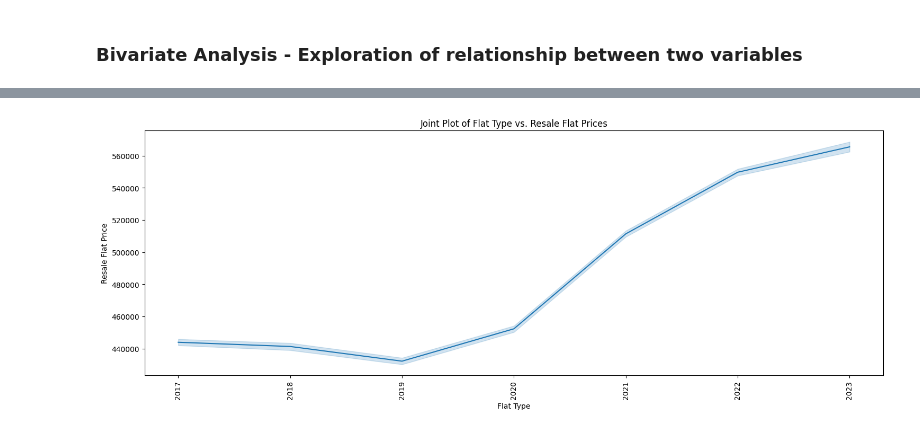
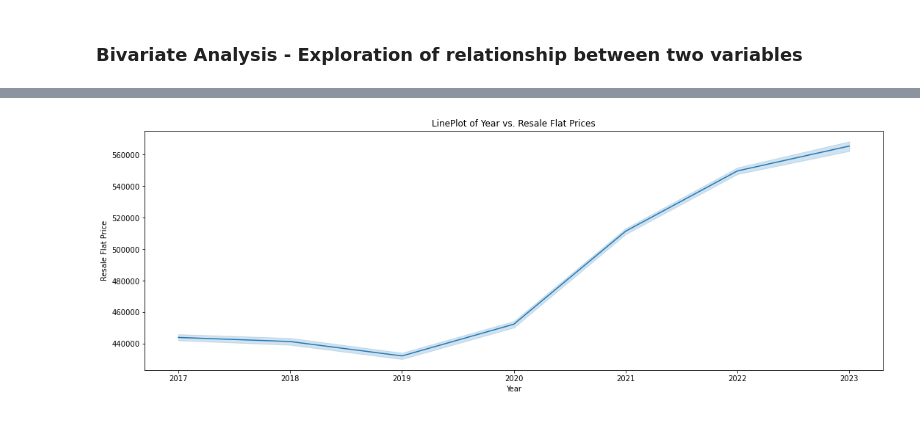
Before and after one commit to DheepthaRajesh/dheeptha_rajesh, a Jupyter notebook: Predict-Public-Housing-Prices.ipynb, the cells around one changed output, grey strips where cells are left out. Saved outputs shown, nothing was run; the diff lists cells and outputs as text; code cells hidden in the pictures.

```diff
--- a/Predict-Public-Housing-Prices.ipynb
+++ b/Predict-Public-Housing-Prices.ipynb
@@ -300,16 +300,16 @@ plt.show()
 # %%
 
 ## Line plot to visualise the relationship between Year & Resale flat prices
 plt.figure(figsize=(18, 6))
 # Extract the year from the 'Month' column
 df['year'] = df['Month'].str.extract('(\d{4})')
 sns.lineplot(x='year', y='Price', data=df, palette='pastel')
-plt.title('Joint Plot of Flat Type vs. Resale Flat Prices')
-plt.xlabel('Flat Type')
+plt.title('LinePlot of Year vs. Resale Flat Prices')
+plt.xlabel('Year')
 plt.ylabel('Resale Flat Price')
 
-plt.xticks(rotation=90)
+plt.xticks(rotation=0)
 
 plt.show()
 # %% [output]
-[figure, old version]
+[figure, new version]
```
Also changed, not shown: parts of 3 cells of this notebook.
